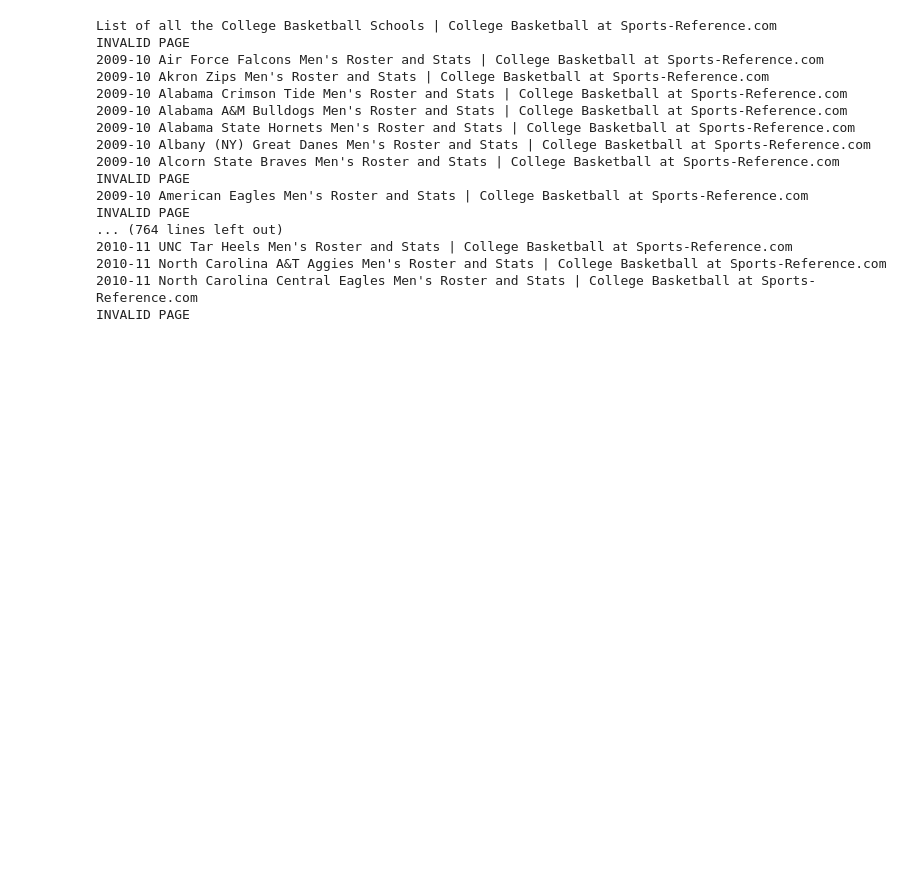
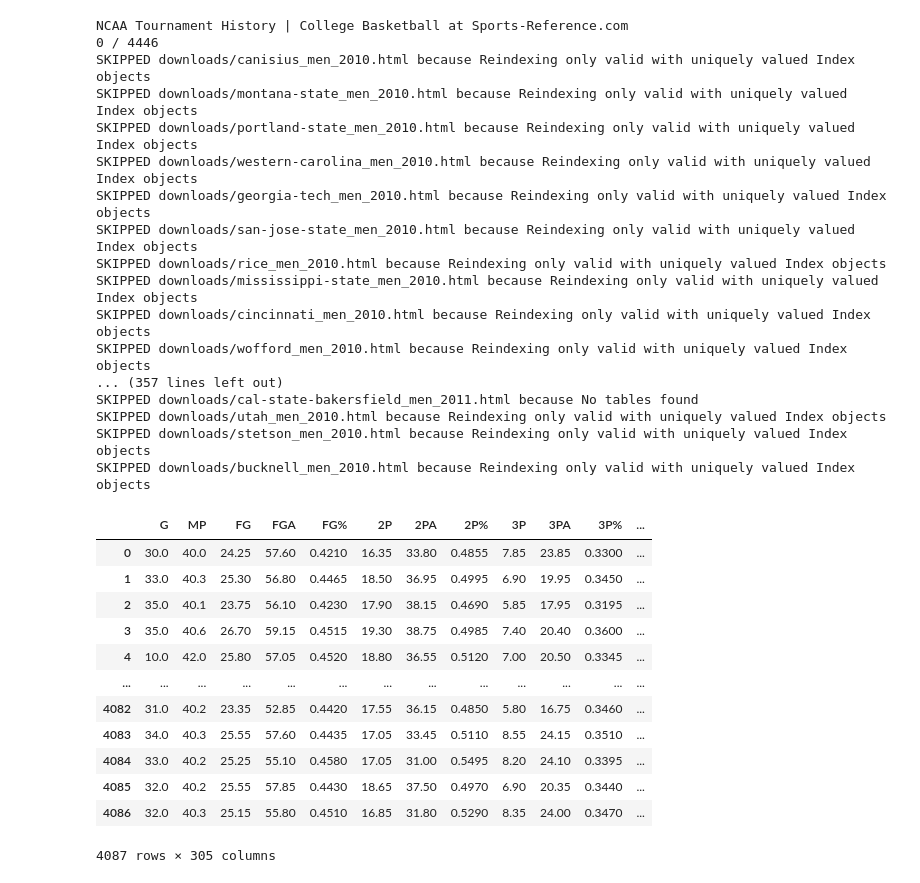
Before and after one commit to trevorscholz1/Portfolio, a Jupyter notebook: daily_lockz/scout/ncaab_download.ipynb, the cells around one changed output. Cells and saved outputs as stored; diff of their text form; code cells hidden in the pictures; blank space fills up the shorter version.

```diff
--- a/daily_lockz/scout/ncaab_download.ipynb
+++ b/daily_lockz/scout/ncaab_download.ipynb
@@ -1,11 +1,13 @@
 # %%
+import warnings # type: ignore
+warnings.filterwarnings('ignore') # type: ignore
 from bs4 import BeautifulSoup # type: ignore
 import os # type: ignore
 import pandas as pd # type: ignore
 from playwright.async_api import async_playwright, TimeoutError as PlaywrightTimeout # type: ignore
 import time # type: ignore
 
-SEASONS = list(range(2010, 2026))
+SEASONS = list(range(2015, 2026))
 DATA_DIR = 'downloads'
 
 async def get_html(url, selector, sleep=5, retries=5):
@@ -20,7 +22,6 @@ async def get_html(url, selector, sleep=5, retries=5):
                 if 'College Basketball at Sports-Reference.com' in str(await page.title()) and '404 error' not in str(await page.title()):
                     print(await page.title())
                 else:
-                    print('INVALID PAGE')
                     return None
                 html = await page.inner_html(selector)
         except PlaywrightTimeout:
@@ -51,10 +52,10 @@ async def scrape_stats(season, team):
             with open(save_path, 'w+') as f:
                 f.write(html)
 
-TEAMS = await scrape_teams()
-for season in SEASONS:
-    for team in TEAMS:
-        await scrape_stats(season, team)
+# TEAMS = await scrape_teams()
+# for season in SEASONS:
+#     for team in TEAMS:
+#         await scrape_stats(season, team)
 
 WINNERS = []
 YEAR = 2024
@@ -76,59 +77,67 @@ team_pages = os.listdir(DATA_DIR)
 team_pages = [os.path.join(DATA_DIR, f) for f in team_pages if f.endswith('.html')]
 
 def parse_html(box_score):
     with open(box_score) as f:
         html = f.read()
     soup = BeautifulSoup(html)
     [s.decompose() for s in soup.select('tr.over_header')]
     [s.decompose() for s in soup.select('tr.thead')]
     return soup
 
 final_df = pd.DataFrame()
-for team_page in team_pages:
+for i, team_page in enumerate(team_pages):
     try:
         soup = parse_html(team_page)
         STATS = ['season-total_per_game','conf_per_game','players_per_game','players_per_game_conf','players_advanced','players_advanced_conf']
 
         df = pd.DataFrame()
         for STAT in STATS:
-            if STAT == 'season-total_per_game' or STAT == 'conf_per_game':
-                table = pd.read_html(str(soup), attrs={'id':STAT}, index_col=0)[0]
-                table = table.apply(pd.to_numeric, errors='coerce')
-                df = pd.concat([df, table.iloc[0], table.iloc[1], table.iloc[2], table.iloc[3]])
-            else:
-                table = pd.read_html(str(soup), attrs={'id':STAT}, index_col=0)[0].iloc[:-1]
-                table = table.apply(pd.to_numeric, errors='coerce')
-                df = pd.concat([df, table.mean(), table.max()])
+            table = pd.read_html(str(soup), attrs={'id':STAT}, index_col=0)[0].iloc[:-1]
+            table = table.apply(pd.to_numeric, errors='coerce')
+            df = pd.concat([df, table.mean(), table.max()])
         df = df.T
 
         TEAM, YEAR = team_page.split('downloads/')[-1].split('_')[0], team_page.split('_')[-1].split('.html')[0]
         df['Team'] = TEAM
         df['Year'] = YEAR
         df['Winner/Target'] = 1 if YEAR + ' ' + TEAM in WINNERS else 0
         df.loc[df['Year'] == 2025, 'Winner/Target'] = 2
 
         final_df = pd.concat([final_df, df], ignore_index=True)
-        if len(final_df) % 1 == 0:
-            print(f"{len(final_df)} / {len(team_pages)}")
+        if i % 300 == 0:
+            print(f"{i} / {len(team_pages)}")
     except Exception as e:
         print(f"SKIPPED {team_page} because {e}")
+final_df.to_csv('ncaa_stats.csv')
 display(final_df)
-final_df.to_csv('ncaa_stats.csv')
 # %% [output]
-List of all the College Basketball Schools | College Basketball at Sports-Reference.com
-INVALID PAGE
-2009-10 Air Force Falcons Men's Roster and Stats | College Basketball at Sports-Reference.com
-2009-10 Akron Zips Men's Roster and Stats | College Basketball at Sports-Reference.com
-2009-10 Alabama Crimson Tide Men's Roster and Stats | College Basketball at Sports-Reference.com
-2009-10 Alabama A&M Bulldogs Men's Roster and Stats | College Basketball at Sports-Reference.com
-2009-10 Alabama State Hornets Men's Roster and Stats | College Basketball at Sports-Reference.com
-2009-10 Albany (NY) Great Danes Men's Roster and Stats | College Basketball at Sports-Reference.com
-2009-10 Alcorn State Braves Men's Roster and Stats | College Basketball at Sports-Reference.com
-INVALID PAGE
-2009-10 American Eagles Men's Roster and Stats | College Basketball at Sports-Reference.com
-INVALID PAGE
-... (764 lines left out)
-2010-11 UNC Tar Heels Men's Roster and Stats | College Basketball at Sports-Reference.com
-2010-11 North Carolina A&T Aggies Men's Roster and Stats | College Basketball at Sports-Reference.com
-2010-11 North Carolina Central Eagles Men's Roster and Stats | College Basketball at Sports-Reference.com
-INVALID PAGE
+NCAA Tournament History | College Basketball at Sports-Reference.com
+0 / 4446
+SKIPPED downloads/canisius_men_2010.html because Reindexing only valid with uniquely valued Index objects
+SKIPPED downloads/montana-state_men_2010.html because Reindexing only valid with uniquely valued Index objects
+SKIPPED downloads/portland-state_men_2010.html because Reindexing only valid with uniquely valued Index objects
+SKIPPED downloads/western-carolina_men_2010.html because Reindexing only valid with uniquely valued Index objects
+SKIPPED downloads/georgia-tech_men_2010.html because Reindexing only valid with uniquely valued Index objects
+SKIPPED downloads/san-jose-state_men_2010.html because Reindexing only valid with uniquely valued Index objects
+SKIPPED downloads/rice_men_2010.html because Reindexing only valid with uniquely valued Index objects
+SKIPPED downloads/mississippi-state_men_2010.html because Reindexing only valid with uniquely valued Index objects
+SKIPPED downloads/cincinnati_men_2010.html because Reindexing only valid with uniquely valued Index objects
+SKIPPED downloads/wofford_men_2010.html because Reindexing only valid with uniquely valued Index objects
+... (357 lines left out)
+SKIPPED downloads/cal-state-bakersfield_men_2011.html because No tables found
+SKIPPED downloads/utah_men_2010.html because Reindexing only valid with uniquely valued Index objects
+SKIPPED downloads/stetson_men_2010.html because Reindexing only valid with uniquely valued Index objects
+SKIPPED downloads/bucknell_men_2010.html because Reindexing only valid with uniquely valued Index objects
+|  | G | MP | FG | FGA | FG% | 2P | 2PA | 2P% | 3P | 3PA | 3P% | ... |
+| 0 | 30.0 | 40.0 | 24.25 | 57.60 | 0.4210 | 16.35 | 33.80 | 0.4855 | 7.85 | 23.85 | 0.3300 | ... |
+| 1 | 33.0 | 40.3 | 25.30 | 56.80 | 0.4465 | 18.50 | 36.95 | 0.4995 | 6.90 | 19.95 | 0.3450 | ... |
+| 2 | 35.0 | 40.1 | 23.75 | 56.10 | 0.4230 | 17.90 | 38.15 | 0.4690 | 5.85 | 17.95 | 0.3195 | ... |
+| 3 | 35.0 | 40.6 | 26.70 | 59.15 | 0.4515 | 19.30 | 38.75 | 0.4985 | 7.40 | 20.40 | 0.3600 | ... |
+| 4 | 10.0 | 42.0 | 25.80 | 57.05 | 0.4520 | 18.80 | 36.55 | 0.5120 | 7.00 | 20.50 | 0.3345 | ... |
+| ... | ... | ... | ... | ... | ... | ... | ... | ... | ... | ... | ... | ... |
+| 4082 | 31.0 | 40.2 | 23.35 | 52.85 | 0.4420 | 17.55 | 36.15 | 0.4850 | 5.80 | 16.75 | 0.3460 | ... |
+| 4083 | 34.0 | 40.3 | 25.55 | 57.60 | 0.4435 | 17.05 | 33.45 | 0.5110 | 8.55 | 24.15 | 0.3510 | ... |
+| 4084 | 33.0 | 40.2 | 25.25 | 55.10 | 0.4580 | 17.05 | 31.00 | 0.5495 | 8.20 | 24.10 | 0.3395 | ... |
+| 4085 | 32.0 | 40.2 | 25.55 | 57.85 | 0.4430 | 18.65 | 37.50 | 0.4970 | 6.90 | 20.35 | 0.3440 | ... |
+| 4086 | 32.0 | 40.3 | 25.15 | 55.80 | 0.4510 | 16.85 | 31.80 | 0.5290 | 8.35 | 24.00 | 0.3470 | ... |
+4087 rows × 305 columns
```
Also changed, not shown: parts of 1 cell of this notebook, 10 other files.
